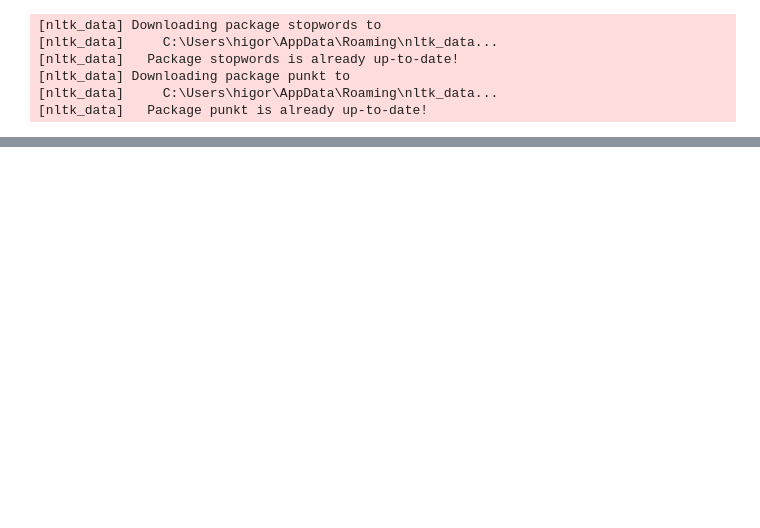
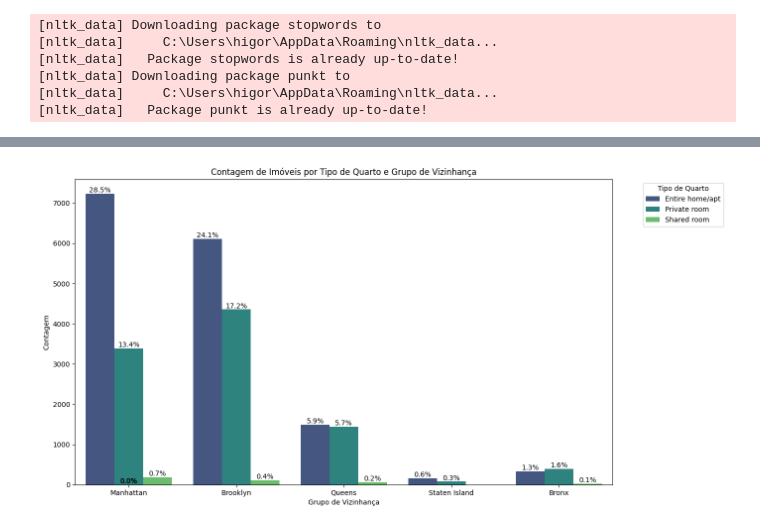
Before and after one commit to higorcamelo/analise-imoveis-airbnb-ny, a Jupyter notebook: analise.ipynb, the cells around one changed output, grey strips where cells are left out. Cells and saved outputs as stored; diff of their text form; code cells hidden in the pictures; blank space fills up the shorter version.

```diff
--- a/analise.ipynb
+++ b/analise.ipynb
@@ -49,0 +91,19 @@ plt.show()
+# %%
+plt.figure(figsize=(14, 8))
+
+# Criar um gráfico de barras empilhadas para 'room type' por 'neighbourhood group'
+sns.countplot(x='neighbourhood group', hue='room type', data=df, palette='viridis')
+
+# Adicionar porcentagens no topo das barras
+total = len(df['neighbourhood group'])
+for p in plt.gca().patches:
+    height = p.get_height()
+    plt.text(p.get_x() + p.get_width() / 2., height + 0.2, f'{height / total:.1%}', ha='center', va='bottom')
+
+plt.title('Contagem de Imóveis por Tipo de Quarto e Grupo de Vizinhança')
+plt.xlabel('Grupo de Vizinhança')
+plt.ylabel('Contagem')
+plt.legend(title='Tipo de Quarto', bbox_to_anchor=(1.05, 1), loc='upper left')
+plt.show()
+# %% [output]
+[figure, added]
```
Also changed, not shown: parts of 16 cells of this notebook.
